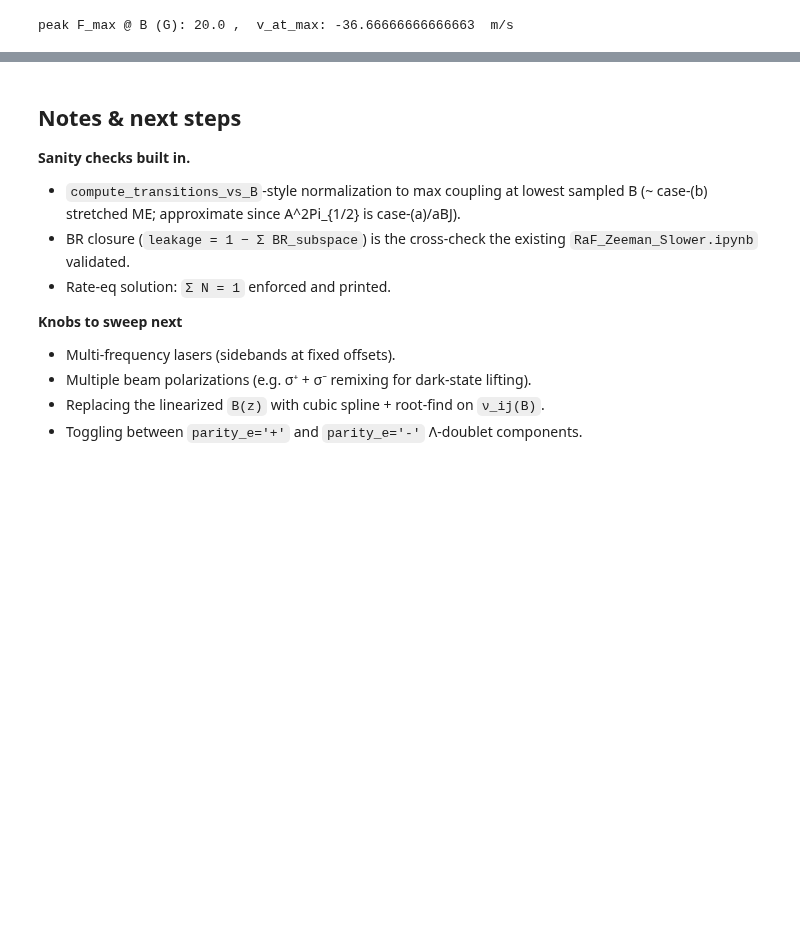
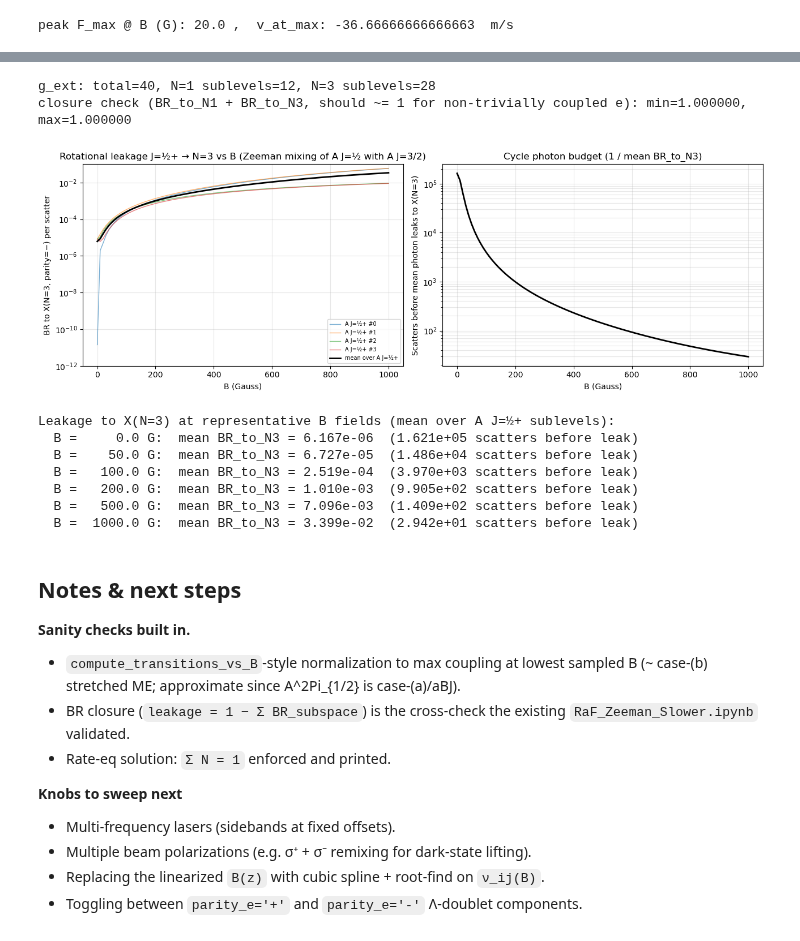
Before and after one commit to arianjad/Molecule-Structure, a Jupyter notebook: Jupyter Notebooks/RaX/zeeman_slower_2.ipynb, the cells around one changed output, grey strips where cells are left out. Saved outputs shown, nothing was run; the diff lists cells and outputs as text; code cells hidden in the pictures; blank space fills up the shorter version.

```diff
--- a/Jupyter Notebooks/RaX/zeeman_slower_2.ipynb
+++ b/Jupyter Notebooks/RaX/zeeman_slower_2.ipynb
@@ -855,3 +872,81 @@ peak F_max @ B (G): 20.0 ,  v_at_max: -36.66666666666663  m/s
+# %%
+# Extended ground basis: X N=1 (cycling) + N=3 (leakage target).
+g_ext = MoleculeLevels.initialize_state(
+    molecule_name='RaF', elec_state='X', vib_state=0,
+    N_list=[1, 3], fermion_or_boson='boson',
+    M_sublevels='all', I_nuclei=[0, 1/2], isotope=226,
+    round=8, P_values=[1/2],
+)
+g_ext.eigensystem(0, 1e-3)
+g_ext.ZeemanMap(Bz, plot=False)
+
+# Build full transition map e -> g_ext for the J=1/2 +parity excited subset.
+TM_ext = build_transition_map(g_ext, e,
+                              ground_query={'N': [1, 3]},
+                              excited_query={'J': 0.5},
+                              parity_e='+')
+
+# Per-e BR over (p, g_full); then split into N=1 vs N=3 buckets.
+TDM2_full_raw_ext = np.abs(TM_ext['TDM_full'])**2                     # (N_B, 3, n_e_full, n_g_full)
+per_e_total_ext   = TDM2_full_raw_ext.sum(axis=(1, 3))                # (N_B, n_e_full)
+TDM2_BR_full_ext  = TDM2_full_raw_ext / np.where(per_e_total_ext[:, None, :, None] > 0,
+                                                  per_e_total_ext[:, None, :, None], 1.0)
+
+# Identify g_ext indices belonging to N=1 vs N=3.
+g_N1_idx = g_ext.select_q({'N': [1]})
+g_N3_idx = g_ext.select_q({'N': [3]})
+print(f'g_ext: total={g_ext.size}, N=1 sublevels={len(g_N1_idx)}, N=3 sublevels={len(g_N3_idx)}')
+
+# Slice to the J=1/2 +parity excited states (rows of TM_ext['e_idx']).
+BR_full_J05 = TDM2_BR_full_ext[:, :, TM_ext['e_idx'], :]              # (N_B, 3, n_e_J05, n_g_full)
+BR_to_N1 = BR_full_J05[:, :, :, g_N1_idx].sum(axis=(1, 3))            # (N_B, n_e_J05)
+BR_to_N3 = BR_full_J05[:, :, :, g_N3_idx].sum(axis=(1, 3))            # (N_B, n_e_J05)
+total_BR = BR_to_N1 + BR_to_N3
+print(f'closure check (BR_to_N1 + BR_to_N3, should ~= 1 for non-trivially coupled e): '
+      f'min={total_BR.max(axis=1).min():.6f}, max={total_BR.max():.6f}')
+
+# Plot leakage to N=3 vs B per excited sublevel + mean across the manifold.
+fig, axes = plt.subplots(1, 2, figsize=(13, 4.5))
+for ej in range(BR_to_N3.shape[1]):
+    axes[0].plot(g_ext.Bz, BR_to_N3[:, ej], lw=1.0, alpha=0.6, label=f'A J=½+ #{ej}')
+axes[0].plot(g_ext.Bz, BR_to_N3.mean(axis=1), 'k-', lw=2.0, label='mean over A J=½+')
+axes[0].set_xlabel('B (Gauss)')
+axes[0].set_ylabel('BR to X(N=3, parity=−) per scatter')
+axes[0].set_yscale('log')
+axes[0].set_ylim(1e-12, 1e-1)
+axes[0].set_title('Rotational leakage J=½+ → N=3 vs B (Zeeman mixing of A J=½ with A J=3/2)')
+axes[0].legend(fontsize=7, loc='lower right')
+axes[0].grid(alpha=0.3, which='both')
+
+# Right panel: scatters before loss = 1 / mean_leakage(B)
+axes[1].plot(g_ext.Bz, 1.0 / np.where(BR_to_N3.mean(axis=1) > 0, BR_to_N3.mean(axis=1), 1.0), 'k-', lw=2)
+axes[1].set_xlabel('B (Gauss)')
+axes[1].set_ylabel('Scatters before mean photon leaks to X(N=3)')
+axes[1].set_yscale('log')
+axes[1].set_title('Cycle photon budget (1 / mean BR_to_N3)')
+axes[1].grid(alpha=0.3, which='both')
+
+fig.tight_layout()
+plt.show()
+
+# Numerical summary at a few key fields
+print('\nLeakage to X(N=3) at representative B fields (mean over A J=½+ sublevels):')
+for B_test in [1, 50, 100, 200, 500, 1000]:
+    iB = int(np.argmin(np.abs(g_ext.Bz - B_test)))
+    L = BR_to_N3[iB].mean()
+    nscat = (1.0/L) if L > 0 else float('inf')
+    print(f'  B = {g_ext.Bz[iB]:7.1f} G:  mean BR_to_N3 = {L:.3e}  ({nscat:.3e} scatters before leak)')
+# %% [output]
+g_ext: total=40, N=1 sublevels=12, N=3 sublevels=28
+closure check (BR_to_N1 + BR_to_N3, should ~= 1 for non-trivially coupled e): min=1.000000, max=1.000000
+[figure, added]
+Leakage to X(N=3) at representative B fields (mean over A J=½+ sublevels):
+  B =     0.0 G:  mean BR_to_N3 = 6.167e-06  (1.621e+05 scatters before leak)
+  B =    50.0 G:  mean BR_to_N3 = 6.727e-05  (1.486e+04 scatters before leak)
+  B =   100.0 G:  mean BR_to_N3 = 2.519e-04  (3.970e+03 scatters before leak)
+  B =   200.0 G:  mean BR_to_N3 = 1.010e-03  (9.905e+02 scatters before leak)
+  B =   500.0 G:  mean BR_to_N3 = 7.096e-03  (1.409e+02 scatters before leak)
+  B =  1000.0 G:  mean BR_to_N3 = 3.399e-02  (2.942e+01 scatters before leak)
 # %% [markdown]
 ## Notes & next steps
 
```
Also changed, not shown: parts of 1 cell of this notebook.
